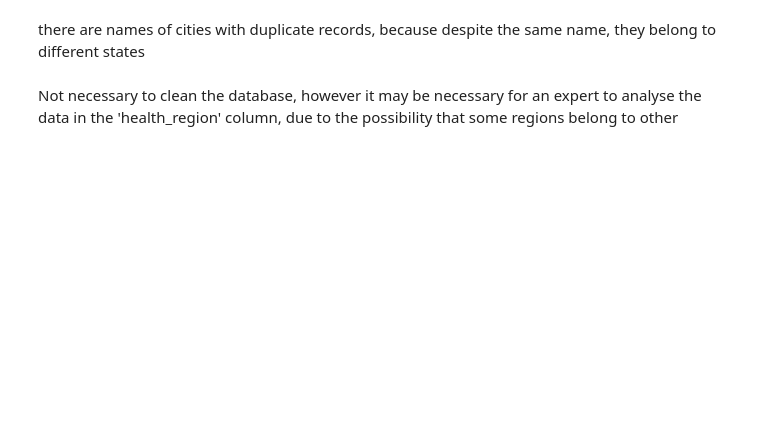
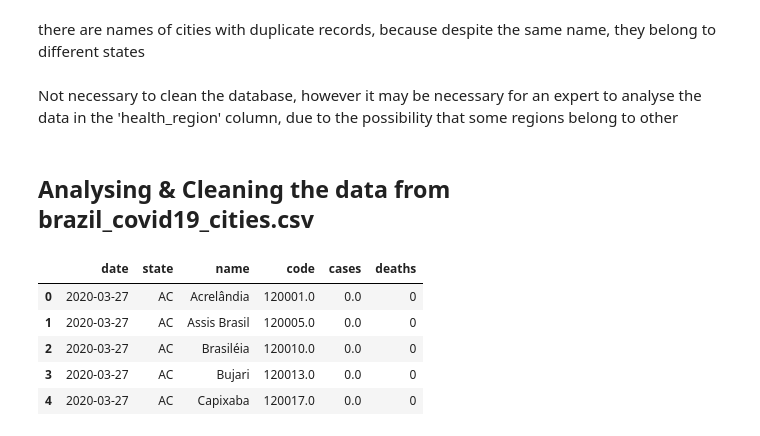
Before and after one commit to LuisFelipeTs/Data_Science_And_Analytics, a Jupyter notebook: Covid_Study(ML + SQL)/Data_Cleaning_&_analysing.ipynb, the cells around one changed output. Drawn from its saved outputs; the diff is of its cells as text; code cells hidden in the pictures; blank space fills up the shorter version.

```diff
--- a/Covid_Study(ML + SQL)/Data_Cleaning_&_analysing.ipynb
+++ b/Covid_Study(ML + SQL)/Data_Cleaning_&_analysing.ipynb
@@ -411,3 +414,5 @@ db_population.loc[db_population['city'] == 'Cruzeiro do Sul']
 there are names of cities with duplicate records, because despite the same name, they belong to different states
 # %% [markdown]
 Not necessary to clean the database, however it may be necessary for an expert to analyse the data in the 'health_region' column, due to the possibility that some regions belong to other
+# %% [markdown]
+## Analysing & Cleaning the data from brazil_covid19_cities.csv
@@ -413,0 +421,9 @@ Not necessary to clean the database, however it may be necessary for an expert t
+# %%
+datab_cit.head(5)
+# %% [output]
+|  | date | state | name | code | cases | deaths |
+| 0 | 2020-03-27 | AC | Acrelândia | 120001.0 | 0.0 | 0 |
+| 1 | 2020-03-27 | AC | Assis Brasil | 120005.0 | 0.0 | 0 |
+| 2 | 2020-03-27 | AC | Brasiléia | 120010.0 | 0.0 | 0 |
+| 3 | 2020-03-27 | AC | Bujari | 120013.0 | 0.0 | 0 |
+| 4 | 2020-03-27 | AC | Capixaba | 120017.0 | 0.0 | 0 |
```
Also changed, not shown: parts of 10 cells of this notebook.
